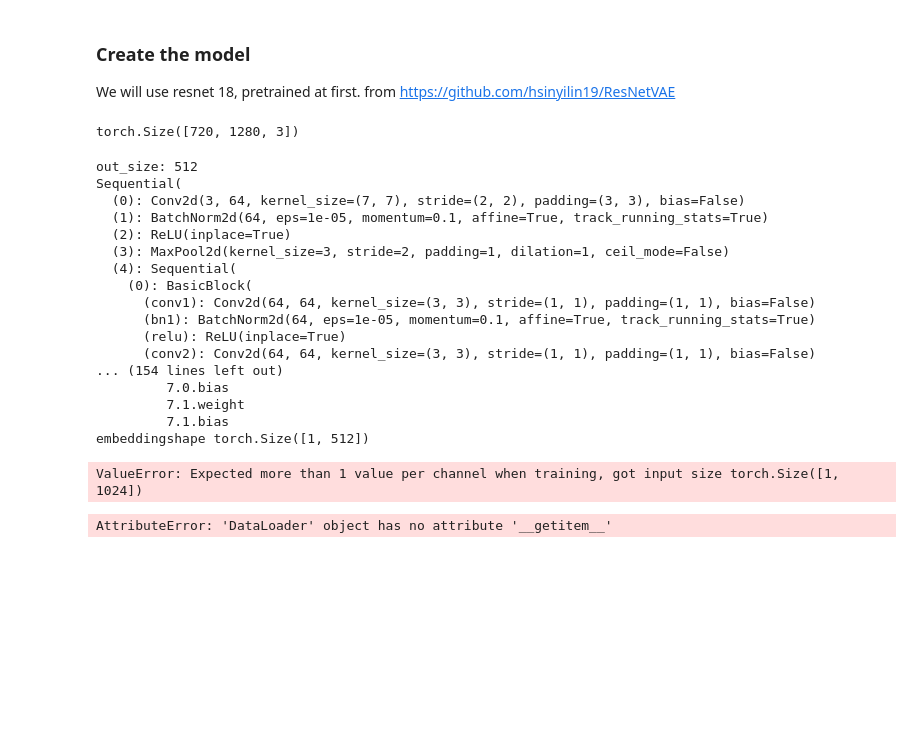
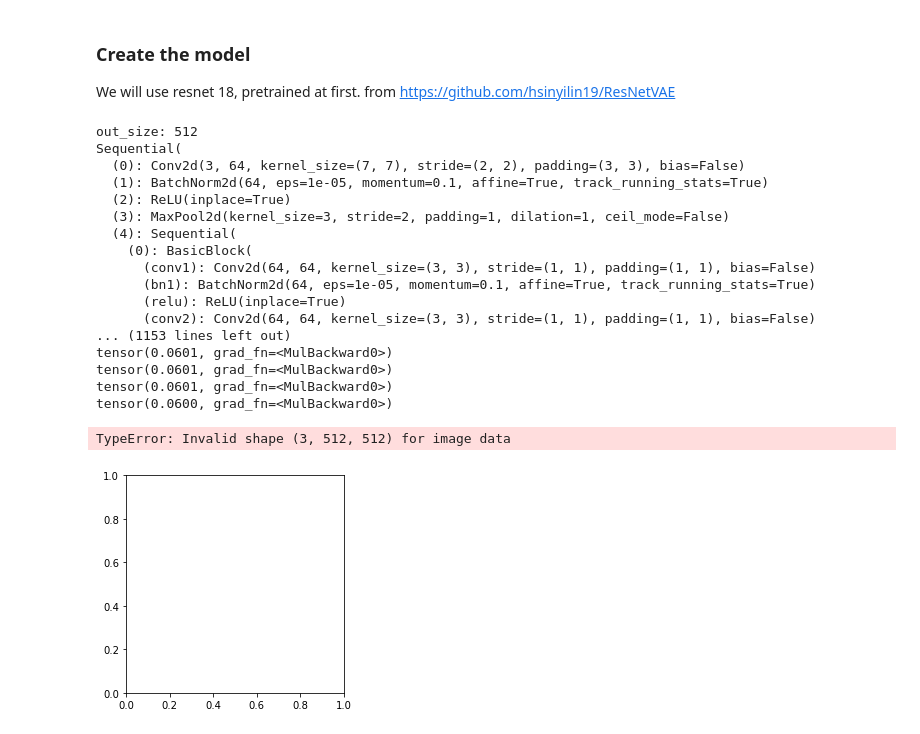
Before and after one commit to VMReyes/6.819-video-superresolution, a Jupyter notebook: video-superresolution.ipynb, the cells around one changed output. Cells and saved outputs as stored; diff of their text form; code cells hidden in the pictures; blank space fills up the shorter version.

Commit message:
finished code to fit a batch of size 2

```diff
--- a/video-superresolution.ipynb
+++ b/video-superresolution.ipynb
@@ -150,7 +147,7 @@ def video_loader(filename):
     return clips.get_clip(clips.num_clips()//2)[0]# currently just return a clip
 input_size = 256
 data_transforms = {
-    'train': transforms.Compose([
+    'train_in': transforms.Compose([
         transforms.ToPILImage(),
         transforms.Resize(input_size),
         transforms.CenterCrop(input_size),
@@ -158,6 +155,15 @@ data_transforms = {
         #transforms.RandomRotation([-30,30]),
         transforms.ToTensor(),
         transforms.Normalize([0.485, 0.456, 0.406], [0.229, 0.224, 0.225])
+    ]),
+    'train_target': transforms.Compose([
+        transforms.ToPILImage(),
+        transforms.Resize(input_size*2),
+        transforms.CenterCrop(input_size*2),
+        #transforms.RandomHorizontalFlip(),
+        #transforms.RandomRotation([-30,30]),
+        transforms.ToTensor(),
+        #transforms.Normalize([0.485, 0.456, 0.406], [0.229, 0.224, 0.225])
     ]),
     'val': transforms.Compose([
         transforms.Resize(input_size),
@@ -263,23 +295,24 @@ def fit_one_point(resnet, bottleneck, decoder, point, transforms, iterations=100
 # %%
 # get a point
 sample_video_filename = "yt-dls/train/0/Secrets of the Whales _ Official Trailer _ Disney+.mp4"
-sample_video = VideoClips([sample_video_filename], clip_length_in_frames=10, frames_between_clips=10, frame_rate=10)
-clip = sample_video.get_clip(0)[0]
-frame_0 = clip[0]
-print(frame_0.shape)
-point = frame_0
-point = torch.unsqueeze(data_transforms['train'](frame_0), 0)
+sample_video_filename2 = 'yt-dls/train/0/The Race For the COVID-19 Vaccine _ National Geographic.mp4'
+
+sample_video = VideoClips([sample_video_filename], clip_length_in_frames=2, frames_between_clips=10, frame_rate=10)
+sample_video2 = VideoClips([sample_video_filename2], clip_length_in_frames=2, frames_between_clips=10, frame_rate=10)
+
+clip = sample_video.get_clip(0)
+clip2 = sample_video2.get_clip(0)
+
+batched_point = [clip[0], clip2[0]]
-# %% [output]
-torch.Size([720, 1280, 3])
 # %%
 # fit a point
 resnet, out_size = initialize_resnet_model()
-bottleneck = initialize_bottleneck(out_size)
+bottleneck = initialize_bottleneck(2*out_size)
 decoder = initialize_decoder()
 print(resnet)
 print(bottleneck)
 print(decoder)
-fit_one_point(resnet, bottleneck, decoder, frame_0, data_transforms['train'])
+last_prediction, losses = fit_one_point(resnet, bottleneck, decoder, batched_point, data_transforms['train_in'], data_transforms['train_target'])
 # %% [output]
 out_size: 512
 Sequential(
@@ -293,12 +326,18 @@ Sequential(
       (bn1): BatchNorm2d(64, eps=1e-05, momentum=0.1, affine=True, track_running_stats=True)
       (relu): ReLU(inplace=True)
       (conv2): Conv2d(64, 64, kernel_size=(3, 3), stride=(1, 1), padding=(1, 1), bias=False)
-... (154 lines left out)
-         7.0.bias
-         7.1.weight
-         7.1.bias
-embeddingshape torch.Size([1, 512])
+... (1153 lines left out)
+tensor(0.0601, grad_fn=<MulBackward0>)
+tensor(0.0601, grad_fn=<MulBackward0>)
+tensor(0.0601, grad_fn=<MulBackward0>)
+tensor(0.0600, grad_fn=<MulBackward0>)
-ValueError: Expected more than 1 value per channel when training, got input size torch.Size([1, 1024])
+# %%
+
+plt.imshow(last_prediction[0].detach().numpy())
+#plt.plot(losses)
+# %% [output]
+TypeError: Invalid shape (3, 512, 512) for image data
+[figure, added]
 # %%
 dataloaders_dict = get_dataloaders(1)
 #print(dataloaders_dict)
@@ -349,5 +388,3 @@ for inputs, _ in tqdm(dataloaders_dict['val']):
     inputs2 = data_transforms['train'](inputs)
 
     print(inputs2.shape)
-# %% [output]
-AttributeError: 'DataLoader' object has no attribute '__getitem__'
```
Also changed, not shown: parts of 3 cells of this notebook.
